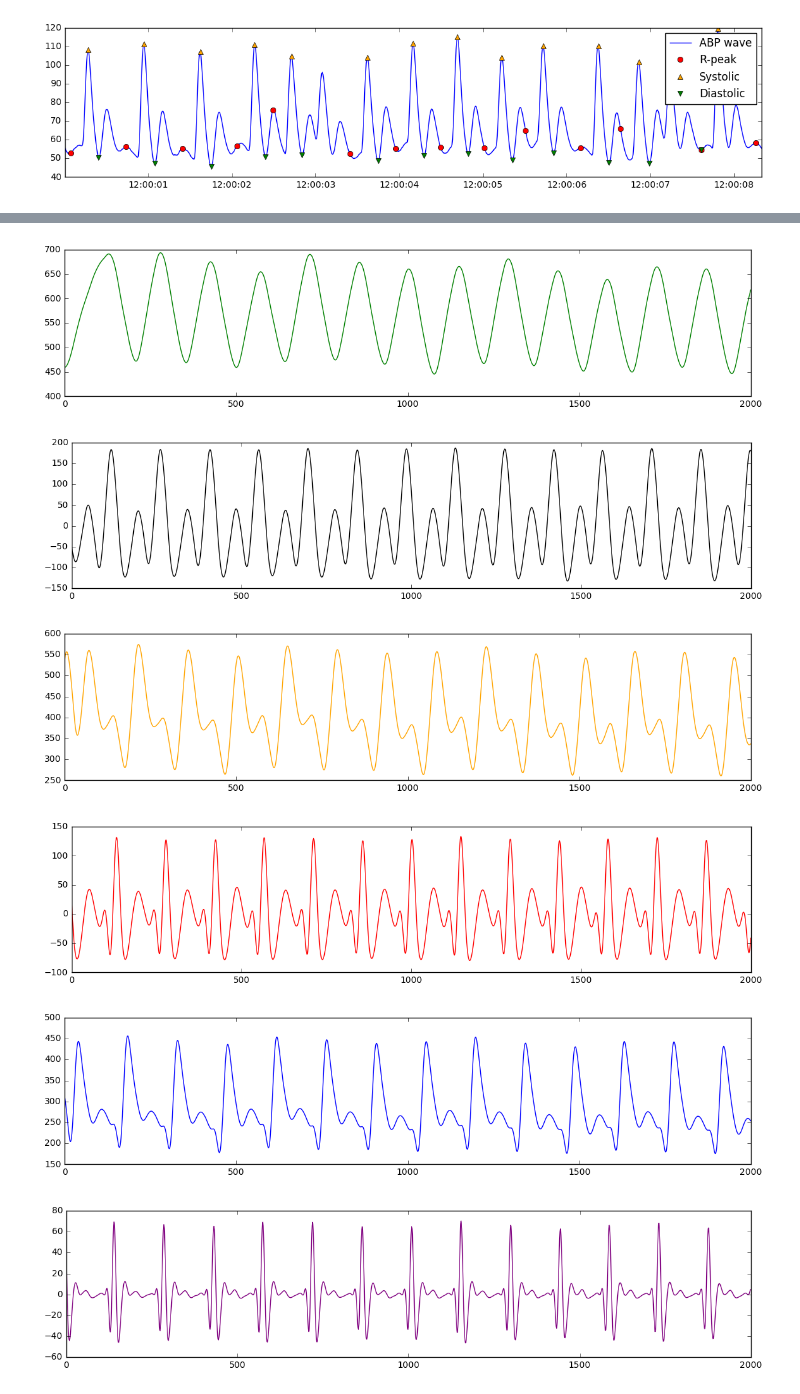
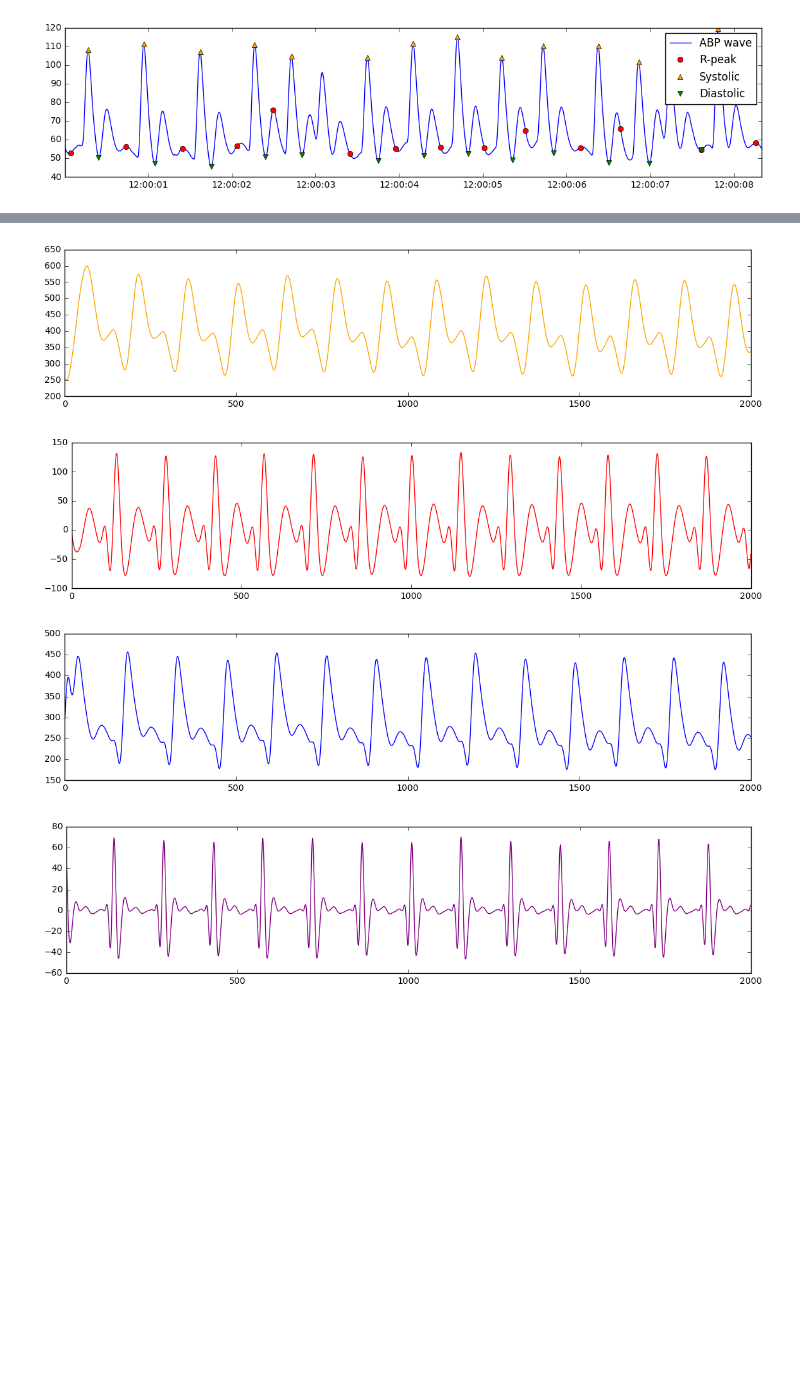
Before and after one commit to CONDUITlab/abp, a Jupyter notebook: ABP_Irregular_Waves.ipynb, the cells around one changed output, grey strips where cells are left out. Cells and saved outputs as stored; diff of their text form; code cells hidden in the pictures; blank space fills up the shorter version.

```diff
--- a/ABP_Irregular_Waves.ipynb
+++ b/ABP_Irregular_Waves.ipynb
@@ -129,34 +130,26 @@ plt.show()
 # %%
 #15000
-abp_a_signal_swt = wavesA.head(15000)['AR1']
+abp_a_signal_swt = wavesA.head(3200)['AR1']
 
 db4 = pywt.Wavelet('db4')
 
-(cA6, cD6),(cA5, cD5), (cA4, cD4), (cA3, cD3), (cA2, cD2), (cA1, cD1) = pywt.swt(abp_a_signal_swt, db4, level=6)
-
-plt.figure(num=7, figsize=(14, 3))
-plt.plot(cA6[:2000], color='green', label='cA6')
-
-plt.figure(num=8, figsize=(14, 3))
-plt.plot(cD6[:2000], color='black', label='cD6')
+(cA5, cD5a), (cA4, cD4), (cA3, cD3), (cA2, cD2), (cA1, cD1) = pywt.swt(abp_a_signal_swt, db4, level=5)
 
 plt.figure(num=9, figsize=(14, 3))
 plt.plot(cA5[:2000], color='orange', label='cA5')
 
 plt.figure(num=10, figsize=(14, 3))
-plt.plot(cD5[:2000], color='red', label='cD5')
+plt.plot(cD5a[:2000], color='red', label='cD5')
 
 plt.figure(num=11, figsize=(14, 3))
 plt.plot(cA4[:2000], color='blue', label='cA4')
 
 plt.figure(num=12, figsize=(14, 3))
 plt.plot(cD4[:2000], color='purple', label='cD4')
 
 plt.show()
 # %% [output]
-[figure, old version]
+[figure, new version]
-[figure, old version]
+[figure, new version]
-[figure, old version]
+[figure, new version]
-[figure, old version]
+[figure, new version]
-[figure, removed]
-[figure, removed]
```
Also changed, not shown: parts of 6 cells of this notebook.
